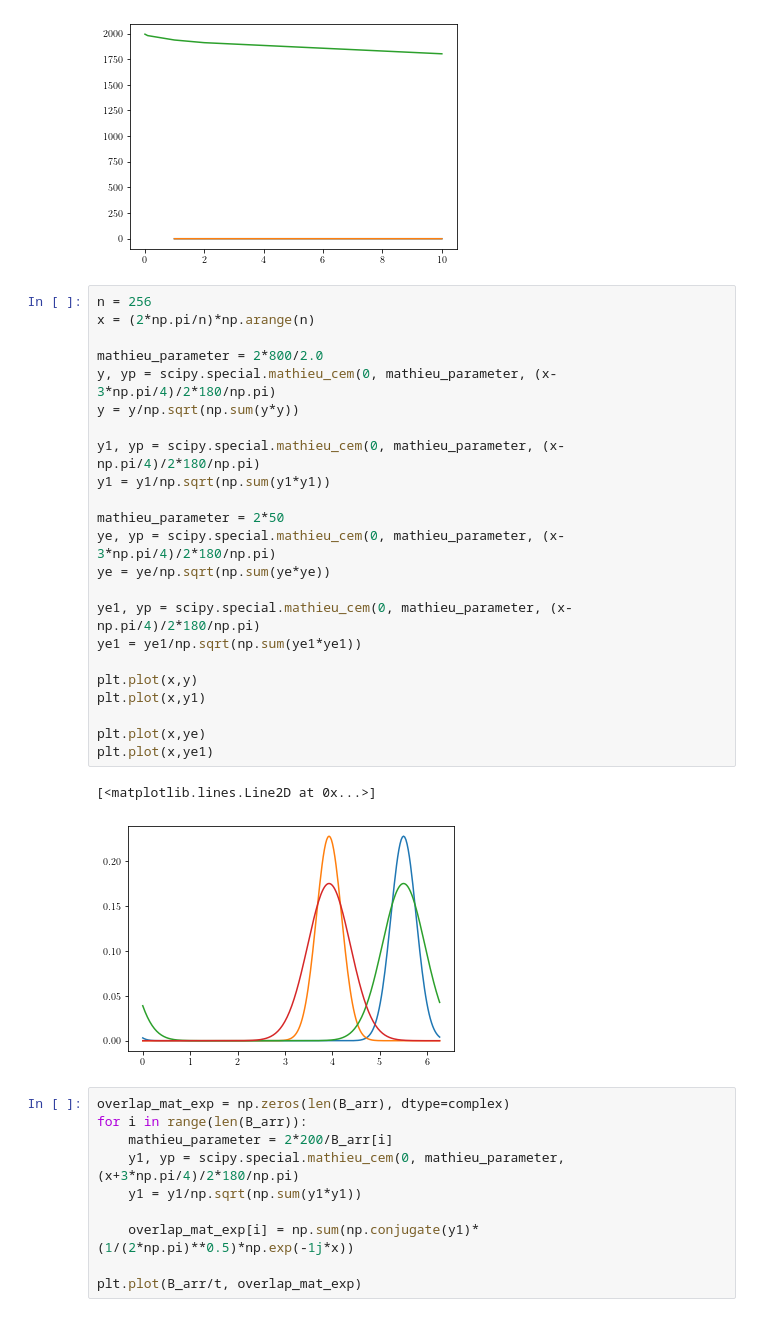
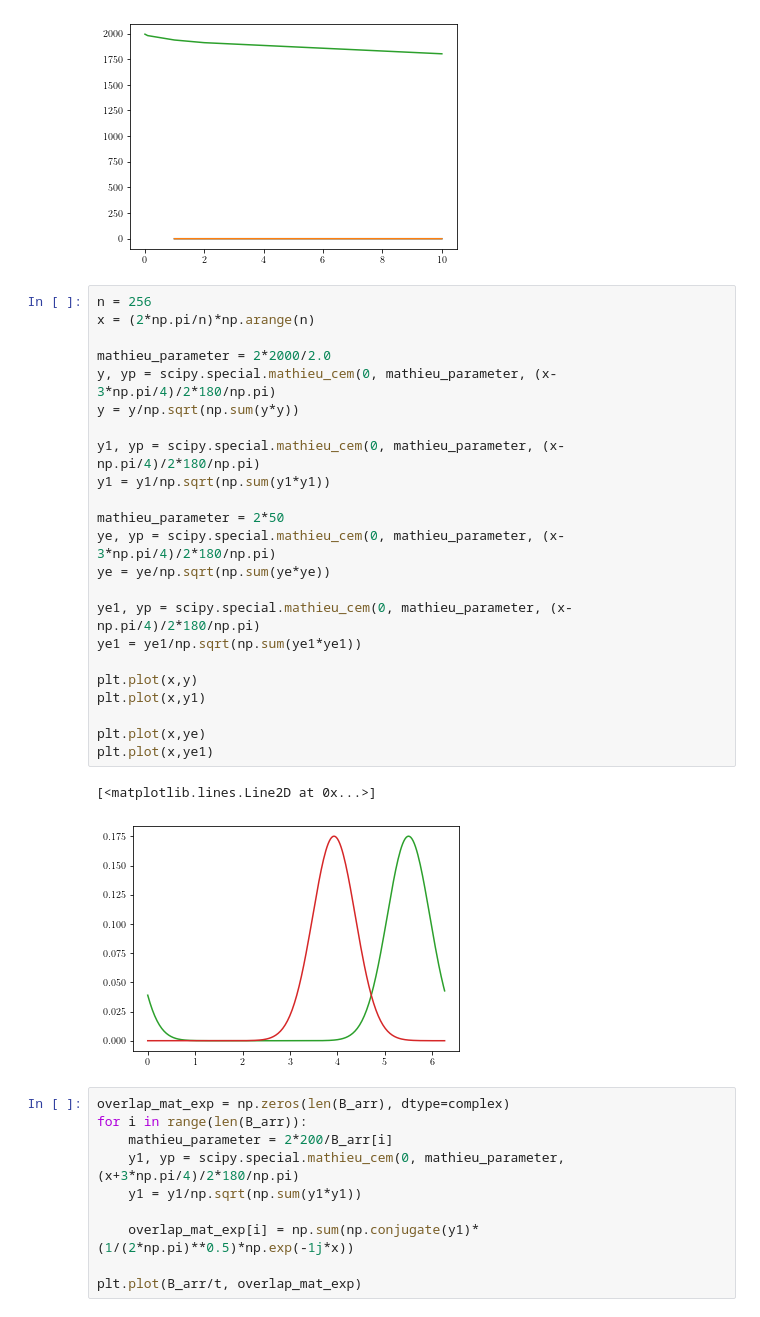
Before and after one commit to Progklui/rotor_lattice_models, a Jupyter notebook: perturbation_theory.ipynb, the cells around one changed output. Saved outputs shown, nothing was run; the diff lists cells and outputs as text.

```diff
--- a/perturbation_theory.ipynb
+++ b/perturbation_theory.ipynb
@@ -1509,29 +1410,29 @@ plt.plot(B_arr/t, -(B_arr/4)*4*scipy.special.mathieu_a(0, 2*V_0_pert_test/B_arr)
 # %%
 n = 256
 x = (2*np.pi/n)*np.arange(n)
 
-mathieu_parameter = 2*800/2.0
+mathieu_parameter = 2*2000/2.0
 y, yp = scipy.special.mathieu_cem(0, mathieu_parameter, (x-3*np.pi/4)/2*180/np.pi)
 y = y/np.sqrt(np.sum(y*y))
 
 y1, yp = scipy.special.mathieu_cem(0, mathieu_parameter, (x-np.pi/4)/2*180/np.pi)
 y1 = y1/np.sqrt(np.sum(y1*y1))
 
 mathieu_parameter = 2*50
 ye, yp = scipy.special.mathieu_cem(0, mathieu_parameter, (x-3*np.pi/4)/2*180/np.pi)
 ye = ye/np.sqrt(np.sum(ye*ye))
 
 ye1, yp = scipy.special.mathieu_cem(0, mathieu_parameter, (x-np.pi/4)/2*180/np.pi)
 ye1 = ye1/np.sqrt(np.sum(ye1*ye1))
 
 plt.plot(x,y)
 plt.plot(x,y1)
 
 plt.plot(x,ye)
 plt.plot(x,ye1)
 # %% [output]
 [<matplotlib.lines.Line2D at 0x...>]
-[figure, old version]
+[figure, new version]
 # %%
 overlap_mat_exp = np.zeros(len(B_arr), dtype=complex)
 for i in range(len(B_arr)):
```
Also changed, not shown: parts of 15 cells of this notebook, 3 other files.
